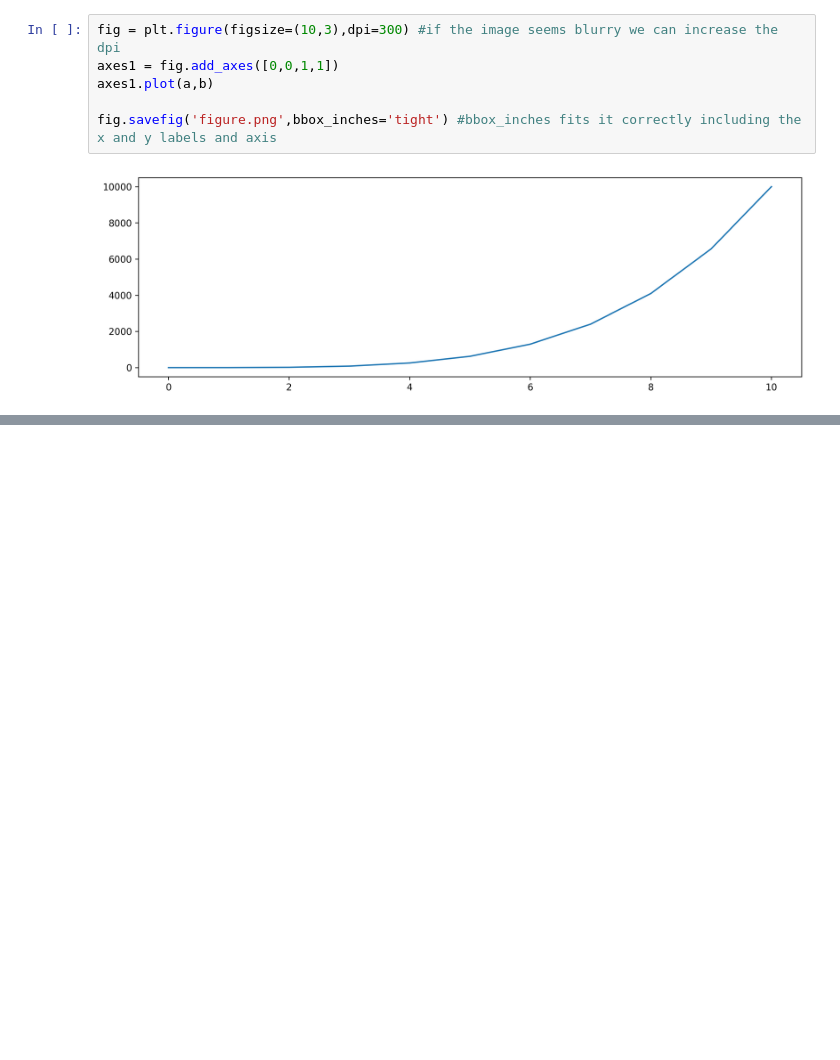
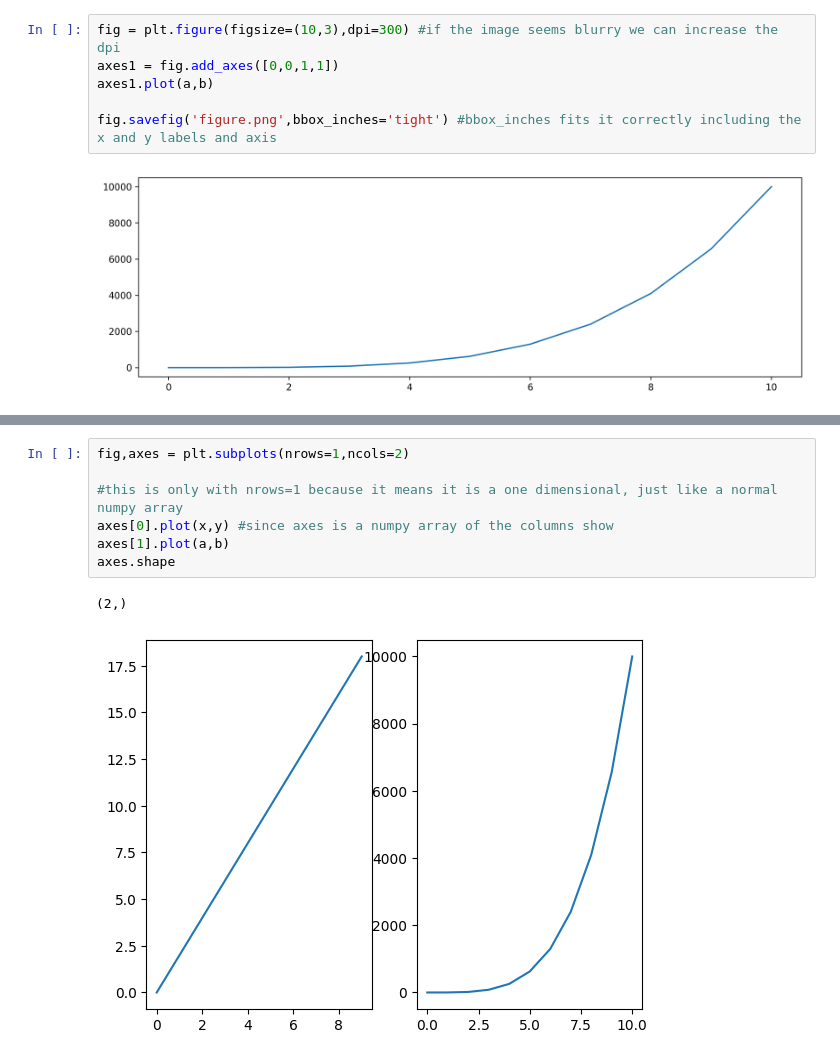
Before and after one commit to Daniel-Aguila/MLandDS, a Jupyter notebook: matplotlibBasics.ipynb, the cells around one changed output, grey strips where cells are left out. Drawn from its saved outputs; the diff is of its cells as text; blank space fills up the shorter version.

```diff
--- a/matplotlibBasics.ipynb
+++ b/matplotlibBasics.ipynb
@@ -112,0 +124,10 @@ fig.savefig('figure.png',bbox_inches='tight') #bbox_inches fits it correctly inc
+# %%
+fig,axes = plt.subplots(nrows=1,ncols=2)
+
+#this is only with nrows=1 because it means it is a one dimensional, just like a normal numpy array
+axes[0].plot(x,y) #since axes is a numpy array of the columns show
+axes[1].plot(a,b)
+axes.shape
+# %% [output]
+(2,)
+[figure, added]
```
Also changed, not shown: parts of 6 cells of this notebook.
